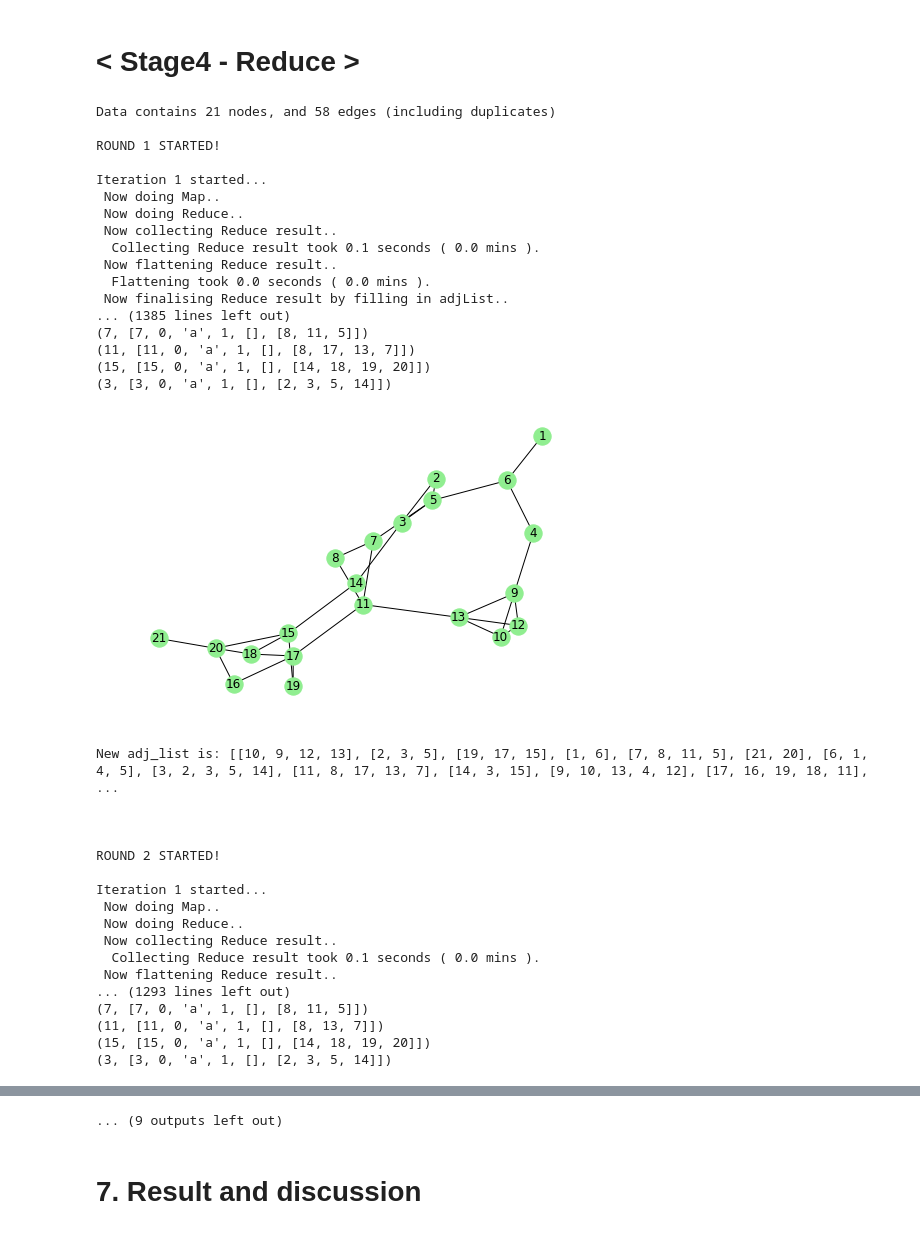
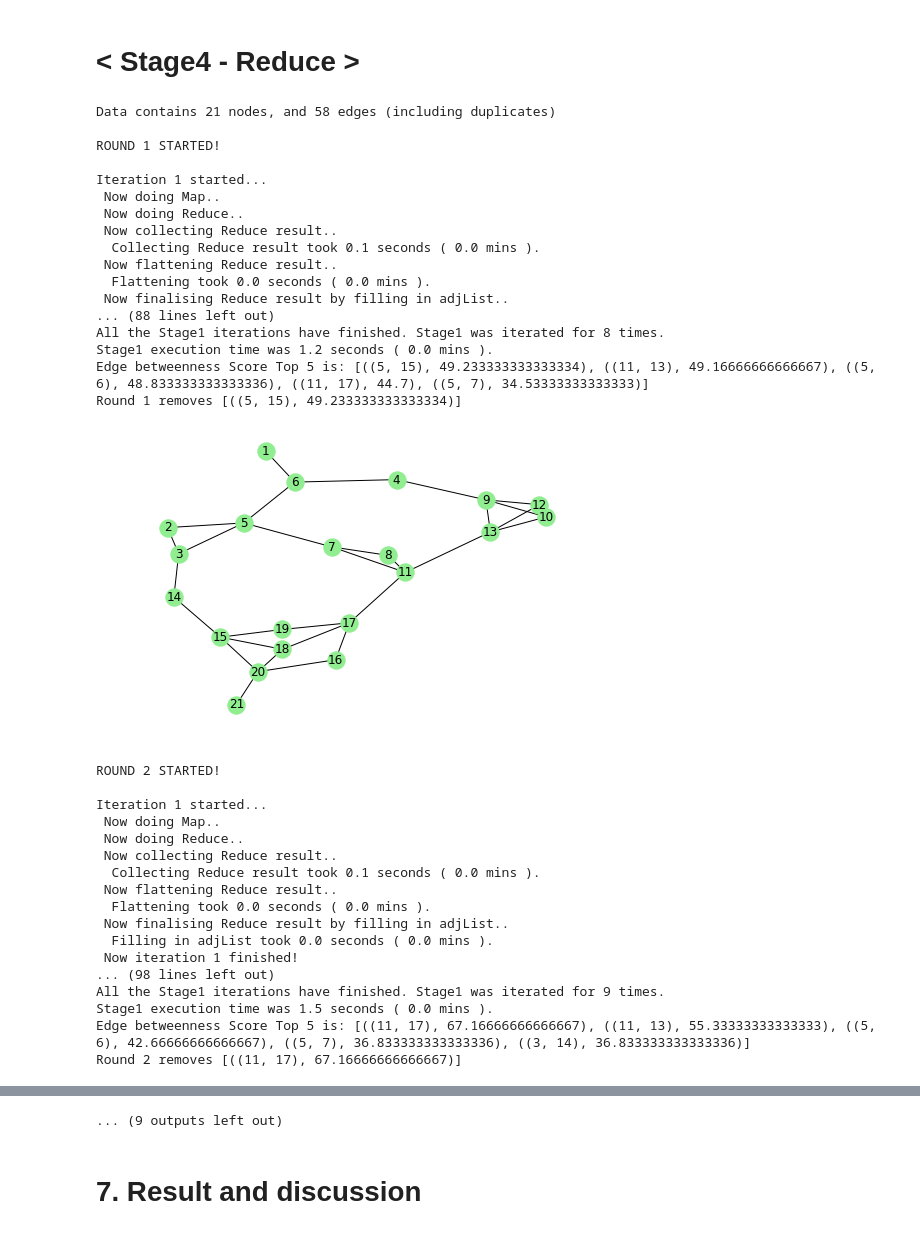
Before and after one commit to Yosuke-Ijiri/ELTDM-Project, a Jupyter notebook: ELTDM_Notebook_aggregated.ipynb, the cells around one changed output, grey strips where cells are left out. Drawn from its saved outputs; the diff is of its cells as text; code cells hidden in the pictures.

```diff
--- a/ELTDM_Notebook_aggregated.ipynb
+++ b/ELTDM_Notebook_aggregated.ipynb
@@ -503,9 +503,9 @@ for round_counter in range(rounds):
         ite += 1
     stage1_output = output.copy()
     print("All the Stage1 iterations have finished. Stage1 was iterated for", ite-1, "times.")
-    print("Stage1 result is:")  # DELETE AFTER DEBUGGING
-    for i in range(len(stage1_output)):  # DELETE AFTER DEBUGGING
-        print(stage1_output[i])  # DELETE AFTER DEBUGGING
+    #print("Stage1 result is:")  # DELETE AFTER DEBUGGING
+    #for i in range(len(stage1_output)):  # DELETE AFTER DEBUGGING
+    #    print(stage1_output[i])  # DELETE AFTER DEBUGGING
     t_end = time.time()
     elapsed_time = t_end-t_start
     elapsed_time_min = elapsed_time/60
@@ -530,61 +530,54 @@ for round_counter in range(rounds):
     print("Round", r, "removes", distributed_cache)
     removed_edges.append(distributed_cache)
 # Stage4
-    if r == 3:  # DELETE AFTER DEBUGGING
-        debug_r3 = pre_map2  # DELETE AFTER DEBUGGING
     pos_map4 = pre_map2.flatMap(stage4_map)
-    debug = pos_map4.collect()  # DELETE AFTER DEBUGGING
-    print("post map4 result is:")  # DELETE AFTER DEBUGGING
-    for i in range(len(debug)):  # DELETE AFTER DEBUGGING
-        print(debug[i])  # DELETE AFTER DEBUGGING
+    #print("post map4 result is:")  # DELETE AFTER DEBUGGING
+    #for i in range(len(debug)):  # DELETE AFTER DEBUGGING
+    #    print(debug[i])  # DELETE AFTER DEBUGGING
     pos_red4 = pos_map4.reduceByKey(stage4_reduce).flatMap(revision)
     output = pos_red4.collect()
-    print("Stage4 output is:")  # DELETE AFTER DEBUGGING
-    for i in range(len(output)):  # DELETE AFTER DEBUGGING
-        print(output[i])  # DELETE AFTER DEBUGGING
+    #print("Stage4 output is:")  # DELETE AFTER DEBUGGING
+    #for i in range(len(output)):  # DELETE AFTER DEBUGGING
+    #    print(output[i])  # DELETE AFTER DEBUGGING
     elist = from_tuples_to_edgelist(output)
     draw_graph(elist)
 # Update adj_list
     adj_list = []
     for i in range(len(output)):
         targ = [output[i][0]]
         targ.extend(output[i][1][5])
         adj_list.append(targ)
     adj_list = set(map(tuple, adj_list))  # Remove duplicates
     adj_list = list(adj_list)
     adj_list = list(map(list, adj_list))
-    print("New adj_list is:", adj_list)  # DELETE AFTER DEBUGGING
+    #print("New adj_list is:", adj_list)  # DELETE AFTER DEBUGGING
     r += 1
     print("\n \n")
 t_terminal = time.time()
 total_time = t_terminal - t_initial
 print('All the ', r-1, 'rounds finished')
 print('Total execution time was', round(total_time, 1), 'seconds (', round(total_time/60, 1), 'mins)')
 print('Removed edges were', removed_edges)
 print('Please check the saved figures under "./Data/Figures"')
 # %% [output]
 Data contains 21 nodes, and 58 edges (including duplicates)
 
 ROUND 1 STARTED!
 
 Iteration 1 started...
  Now doing Map..
  Now doing Reduce..
  Now collecting Reduce result..
   Collecting Reduce result took 0.1 seconds ( 0.0 mins ).
  Now flattening Reduce result..
   Flattening took 0.0 seconds ( 0.0 mins ).
  Now finalising Reduce result by filling in adjList..
-... (1385 lines left out)
-(7, [7, 0, 'a', 1, [], [8, 11, 5]])
-(11, [11, 0, 'a', 1, [], [8, 17, 13, 7]])
-(15, [15, 0, 'a', 1, [], [14, 18, 19, 20]])
-(3, [3, 0, 'a', 1, [], [2, 3, 5, 14]])
+... (88 lines left out)
+All the Stage1 iterations have finished. Stage1 was iterated for 8 times.
+Stage1 execution time was 1.2 seconds ( 0.0 mins ).
+Edge betweenness Score Top 5 is: [((5, 15), 49.233333333333334), ((11, 13), 49.16666666666667), ((5, 6), 48.833333333333336), ((11, 17), 44.7), ((5, 7), 34.53333333333333)]
+Round 1 removes [((5, 15), 49.233333333333334)]
-[figure, old version]
+[figure, new version]
-New adj_list is: [[10, 9, 12, 13], [2, 3, 5], [19, 17, 15], [1, 6], [7, 8, 11, 5], [21, 20], [6, 1, 4, 5], [3, 2, 3, 5, 14], [11, 8, 17, 13, 7], [14, 3, 15], [9, 10, 13, 4, 12], [17, 16, 19, 18, 11],  ...
-
-
-
 ROUND 2 STARTED!
 
 Iteration 1 started...
@@ -593,8 +586,12 @@ Iteration 1 started...
  Now collecting Reduce result..
   Collecting Reduce result took 0.1 seconds ( 0.0 mins ).
  Now flattening Reduce result..
-... (1293 lines left out)
-(7, [7, 0, 'a', 1, [], [8, 11, 5]])
-(11, [11, 0, 'a', 1, [], [8, 13, 7]])
-(15, [15, 0, 'a', 1, [], [14, 18, 19, 20]])
-(3, [3, 0, 'a', 1, [], [2, 3, 5, 14]])
+  Flattening took 0.0 seconds ( 0.0 mins ).
+ Now finalising Reduce result by filling in adjList..
+  Filling in adjList took 0.0 seconds ( 0.0 mins ).
+ Now iteration 1 finished!
+... (98 lines left out)
+All the Stage1 iterations have finished. Stage1 was iterated for 9 times.
+Stage1 execution time was 1.5 seconds ( 0.0 mins ).
+Edge betweenness Score Top 5 is: [((11, 17), 67.16666666666667), ((11, 13), 55.33333333333333), ((5, 6), 42.66666666666667), ((5, 7), 36.833333333333336), ((3, 14), 36.833333333333336)]
+Round 2 removes [((11, 17), 67.16666666666667)]
```
Also changed, not shown: parts of 1 cell of this notebook, 10 other files.
